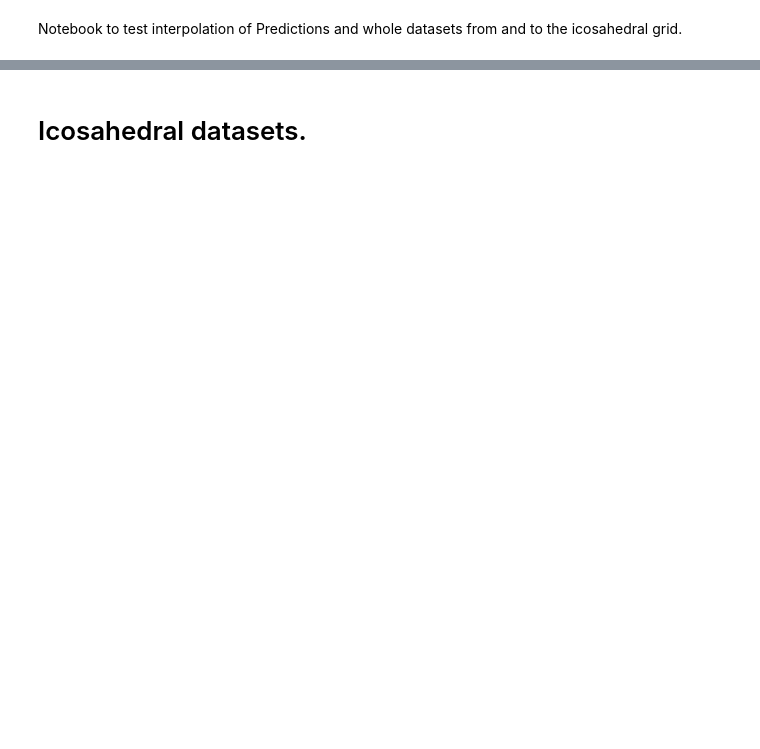
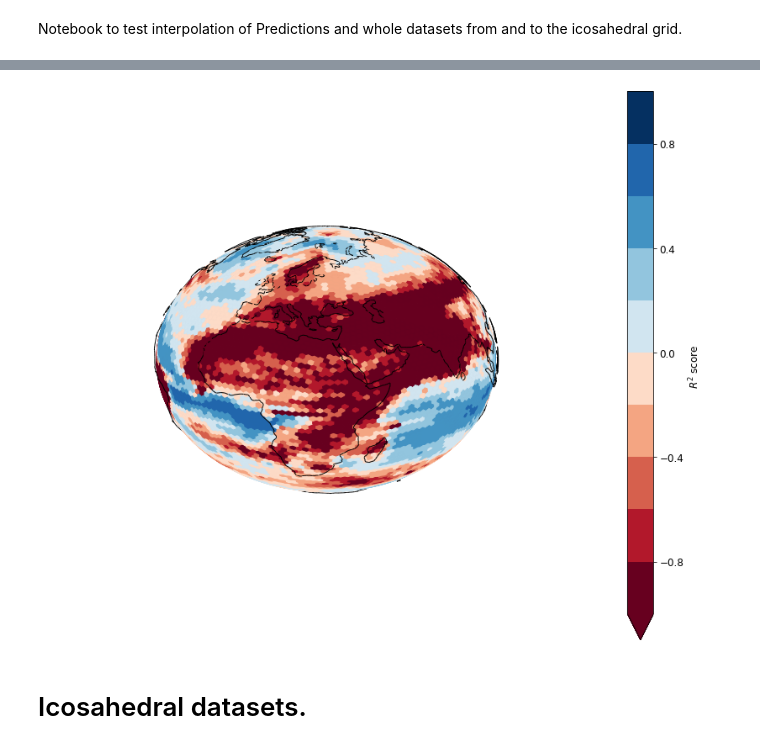
Before and after one commit to jonathanwider/isoEm, a Jupyter notebook: Test_Interpolatepy.ipynb, the cells around one changed output, grey strips where cells are left out. Cells and saved outputs as stored; diff of their text form; code cells hidden in the pictures; blank space fills up the shorter version.

```diff
--- a/Test_Interpolatepy.ipynb
+++ b/Test_Interpolatepy.ipynb
@@ -71,3 +102,14 @@ a["DATASET_DESCRIPTION"]
+# %%
+fig = plt.figure(figsize=r2_style["FIGSIZE"])
+
+ax= fig.add_subplot(1,1,1, projection='3d')
+
+plot_map_3d(ax, r2, {"RESOLUTION": 5}, r2_style,azim=30)
+
+plt.axis("off")
+plt.show()
+# %% [output]
+[figure, added]
 # %% [markdown]
 # Icosahedral datasets.
 # %%
@@ -77,5 +119,3 @@ interpolate_climate_model_data_to_ico_grid(model_name="iHadCM3", variable_name="
 import netCDF4
 a = netCDF4.Dataset("Scripts/tmp_r_5_nbs_6_cons1.nc")
 a.variables["dO18"][:]
-# %% [markdown]
-#
```
Also changed, not shown: parts of 18 cells of this notebook, 3 other files.
